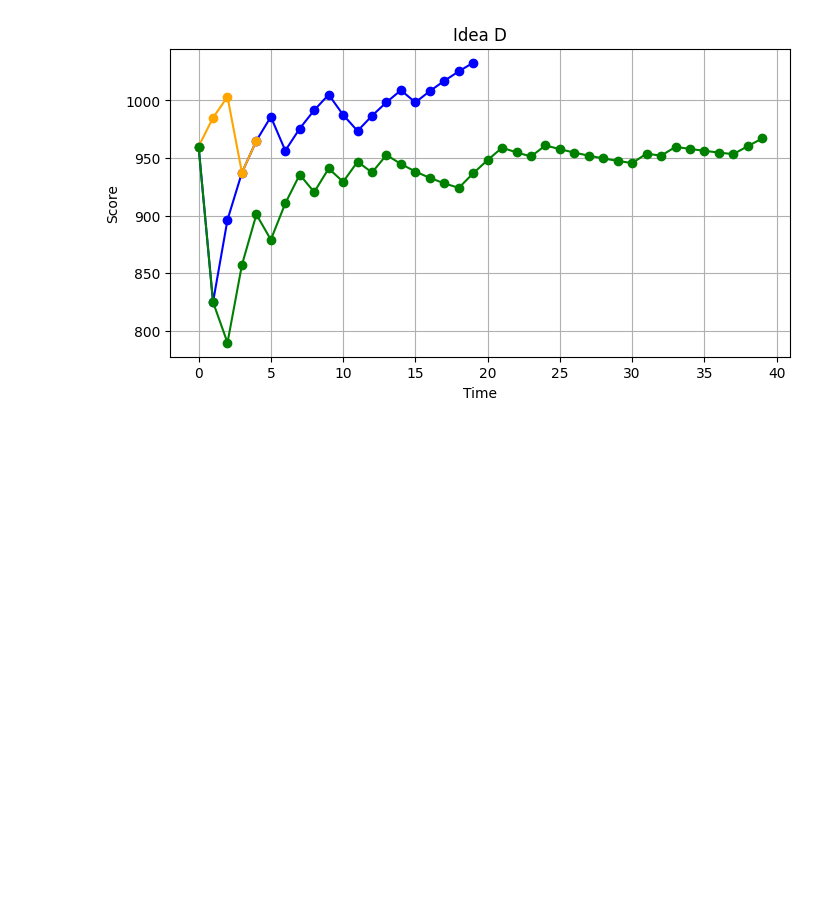
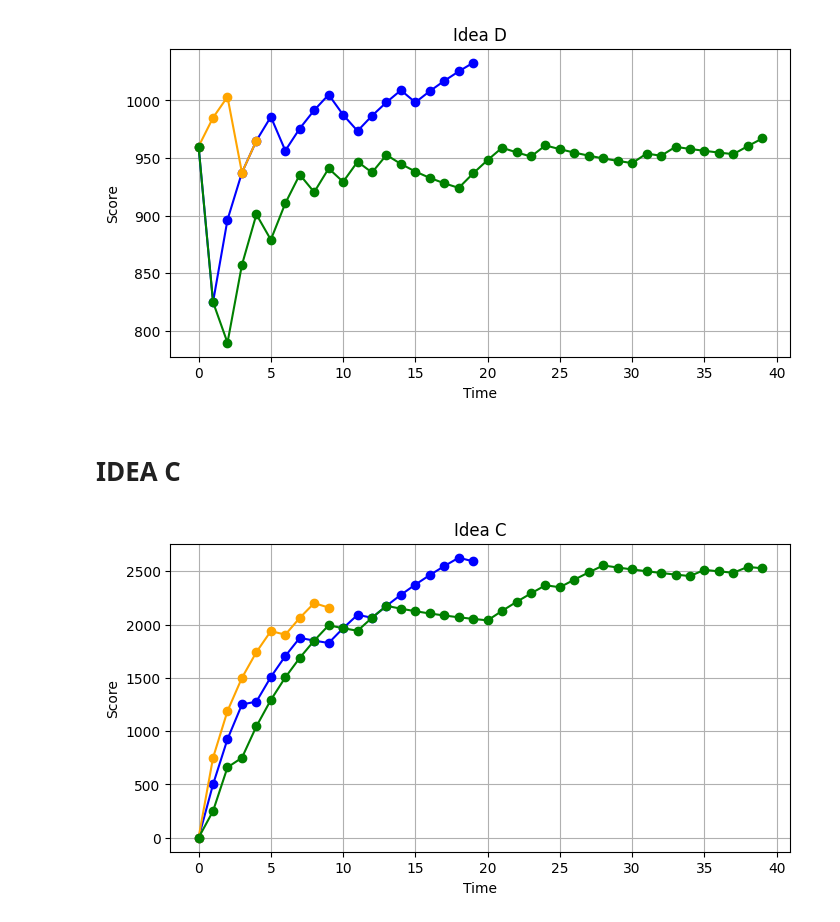
Before and after one commit to Atekkey/CourtRank, a Jupyter notebook: elo_exp.ipynb, the cells around one changed output. Drawn from its saved outputs; the diff is of its cells as text; code cells hidden in the pictures; blank space fills up the shorter version.

```diff
--- a/elo_exp.ipynb
+++ b/elo_exp.ipynb
@@ -250,5 +250,46 @@ plt.grid(True)
 plt.show()
 # %% [output]
 [figure]
+# %% [markdown]
+# IDEA C
+# %%
+from math import log
+OPP_ELO = 800
+play0Score, play0MatchCount, play0WinRate, winct0 = 0, 20, 0.7, 0
+play1Score, play1MatchCount, play1WinRate, winct1 = 0, 10, 0.9, 0
+play2Score, play2MatchCount, play2WinRate, winct2 = 0, 40, 0.4, 0
+play0data, play1data, play2data = [], [], []
+
+for i in range(1, play0MatchCount + 1):
+    win = random() < play0WinRate
+    winct0 += 1 if win else 0
+    tScore = (0.5 + (winct0/i)) * 500 * log(i, 2)
+    play0data.append(tScore)
+
+for i in range(1, play1MatchCount + 1):
+    win = random() < play1WinRate
+    winct1 += 1 if win else 0
+    tScore = (0.5 + (winct1/i)) * 500 * log(i, 2)
+    play1data.append(tScore)
+
+for i in range(1, play2MatchCount + 1):
+    win = random() < play2WinRate
+    winct2 += 1 if win else 0
+    tScore = (0.5 + (winct2/i)) * 500 * log(i, 2)
+    play2data.append(tScore)
+# %%
+import matplotlib.pyplot as plt
+
+plt.figure(figsize=(8, 4))
+plt.plot(play0data, marker='o', color='blue')
+plt.plot(play1data, marker='o', color='orange')
+plt.plot(play2data, marker='o', color='green')
+plt.title("Idea C")
+plt.xlabel("Time")
+plt.ylabel("Score")
+plt.grid(True)
+plt.show()
+# %% [output]
+[figure, added]
 # %%
 # Idea C is best IMO
```
